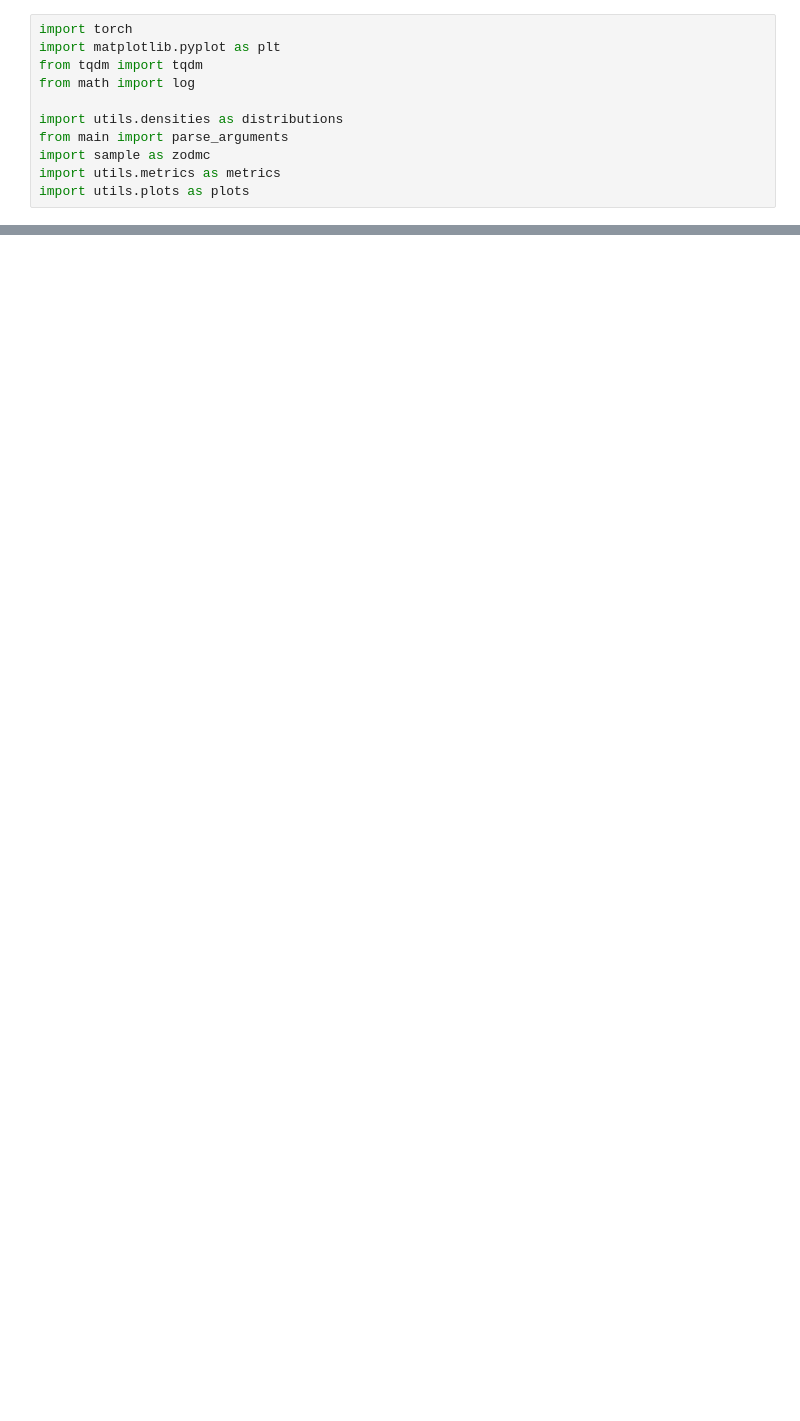
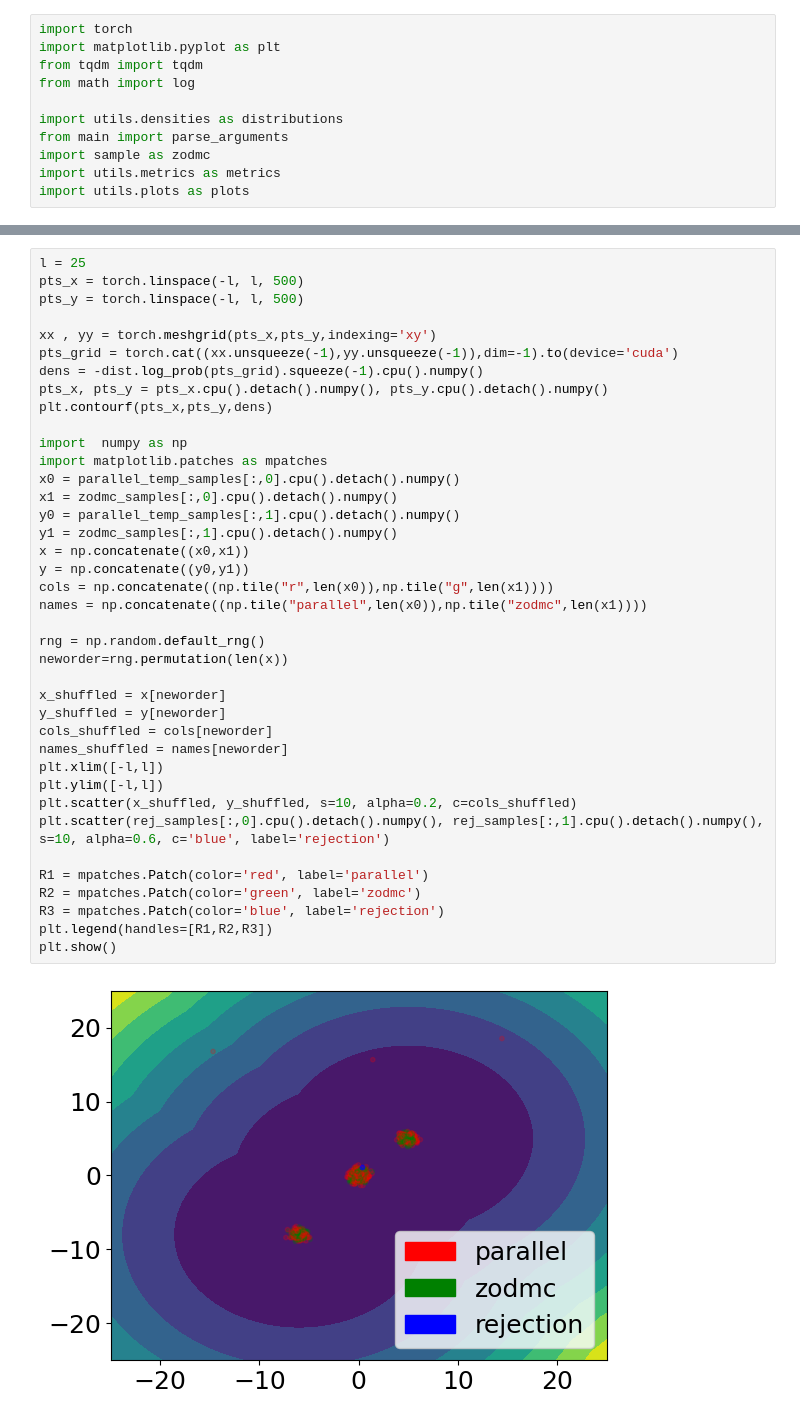
Before and after one commit to KevinRojas1499/ZOD-MC, a Jupyter notebook: rebuttal.ipynb, the cells around one changed output, grey strips where cells are left out. Cells and saved outputs as stored; diff of their text form; blank space fills up the shorter version.

```diff
--- a/rebuttal.ipynb
+++ b/rebuttal.ipynb
@@ -144,0 +149,41 @@ Oracle complexity parallel      900000 with W2  26.198102951049805
+# %%
+l = 25
+pts_x = torch.linspace(-l, l, 500)
+pts_y = torch.linspace(-l, l, 500)
+
+xx , yy = torch.meshgrid(pts_x,pts_y,indexing='xy')
+pts_grid = torch.cat((xx.unsqueeze(-1),yy.unsqueeze(-1)),dim=-1).to(device='cuda')
+dens = -dist.log_prob(pts_grid).squeeze(-1).cpu().numpy()
+pts_x, pts_y = pts_x.cpu().detach().numpy(), pts_y.cpu().detach().numpy()
+plt.contourf(pts_x,pts_y,dens)
+
+import  numpy as np
+import matplotlib.patches as mpatches
+x0 = parallel_temp_samples[:,0].cpu().detach().numpy()
+x1 = zodmc_samples[:,0].cpu().detach().numpy()
+y0 = parallel_temp_samples[:,1].cpu().detach().numpy()
+y1 = zodmc_samples[:,1].cpu().detach().numpy()
+x = np.concatenate((x0,x1))
+y = np.concatenate((y0,y1))
+cols = np.concatenate((np.tile("r",len(x0)),np.tile("g",len(x1))))
+names = np.concatenate((np.tile("parallel",len(x0)),np.tile("zodmc",len(x1))))
+
+rng = np.random.default_rng()
+neworder=rng.permutation(len(x))
+
+x_shuffled = x[neworder]
+y_shuffled = y[neworder]
+cols_shuffled = cols[neworder]
+names_shuffled = names[neworder]
+plt.xlim([-l,l])
+plt.ylim([-l,l])
+plt.scatter(x_shuffled, y_shuffled, s=10, alpha=0.2, c=cols_shuffled)
+plt.scatter(rej_samples[:,0].cpu().detach().numpy(), rej_samples[:,1].cpu().detach().numpy(), s=10, alpha=0.6, c='blue', label='rejection')
+
+R1 = mpatches.Patch(color='red', label='parallel')
+R2 = mpatches.Patch(color='green', label='zodmc')
+R3 = mpatches.Patch(color='blue', label='rejection')
+plt.legend(handles=[R1,R2,R3])
+plt.show()
+# %% [output]
+[figure, added]
```
Also changed, not shown: parts of 6 cells of this notebook, 20 other files.
